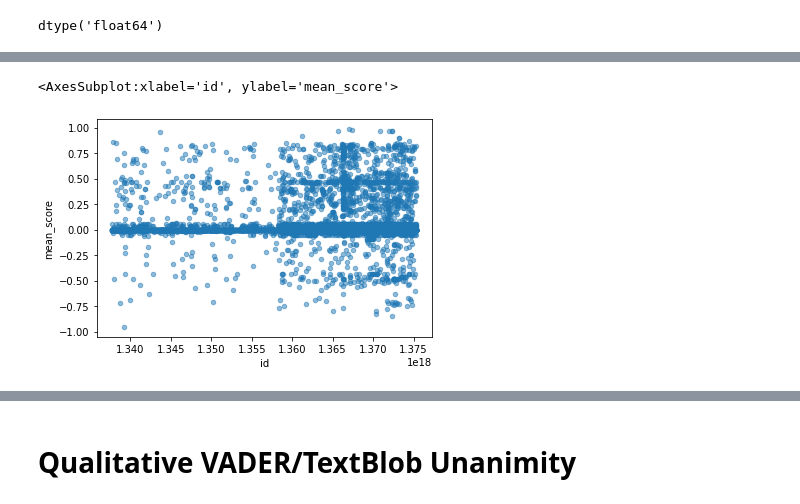
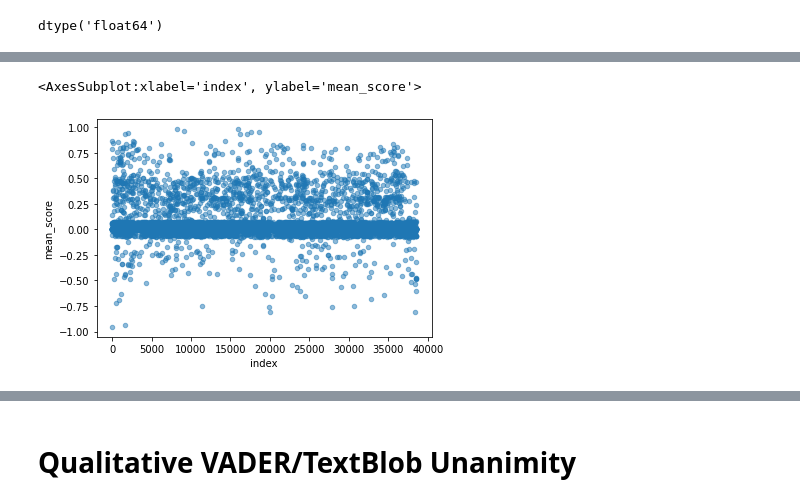
Before and after one commit to BiBa-01/Capstone_Covid, a Jupyter notebook: TweetsEDAquant.ipynb, the cells around one changed output, grey strips where cells are left out. Cells and saved outputs as stored; diff of their text form; code cells hidden in the pictures.

```diff
--- a/TweetsEDAquant.ipynb
+++ b/TweetsEDAquant.ipynb
@@ -130,6 +145,6 @@ def CleanTweet(x):
 # %%
 #remove twitter handlers
-df_tweety.text = df_tweety.text.apply(lambda x:re.sub('@[^\s]+','',x))
+df_tweety.text = df_tweety.text.apply(lambda x:re.sub('@[^\s]+','',str(x)))
 
 #remove hashtags
 df_tweety.text = df_tweety.text.apply(lambda x:re.sub(r'\B#\S+','',x))
@@ -177,8 +192,8 @@ df_tweety.text = df_tweety.text.apply(lambda x:' '.join([word for word in x.spli
 #df_tweety.text = df_tweety.text.apply(lambda x: ' '.join([stemmer.stem(word) for word in x.split() ]))
 # %%
 # lemmazation
-lemmatizer = WordNetLemmatizer()
-df_tweety.text = df_tweety.text.apply(lambda x: ' '.join([lemmatizer.lemmatize(word) for word in x.split() ]))
+#lemmatizer = WordNetLemmatizer()
+#df_tweety.text = df_tweety.text.apply(lambda x: ' '.join([lemmatizer.lemmatize(word) for word in x.split() ]))
 # %% [markdown]
 Try to turn abbreviations into regular strings
 # %% [markdown]
@@ -275,7 +286,7 @@ df_tweety
 ## Create new frame with maximum value for allowed sentiment deviation between the measures
 # %%
 #find sentiment scores with high agreement
-df_unanim = df_tweety[(df_tweety['vader_quant']-df_tweety['blob_quant'] <= 0.1) & (df_tweety['vader_quant']-df_tweety['blob_quant'] >= -0.1)]
+df_unanim = df_tweety[abs(df_tweety['vader_quant']-df_tweety['blob_quant']) <= 0.15].reset_index(drop=True)
 # %%
 df_unanim.shape
 # %% [output]
@@ -289,2 +312,2 @@ dtype('float64')
 # %%
-df_unanim['mean_score'] = (df_tweety['vader_quant'] + df_tweety['blob_quant'])/2
+df_unanim['mean_score'] = (df_unanim['vader_quant'] + df_unanim['blob_quant'])/2
@@ -333,5 +365,5 @@ df_unanim
 # %%
-df_unanim.plot.scatter(x='id', y='mean_score', alpha=0.5)
+df_unanim.plot.scatter(x=0, y='mean_score', alpha=0.5)
 # %% [output]
-<AxesSubplot:xlabel='id', ylabel='mean_score'>
+<AxesSubplot:xlabel='index', ylabel='mean_score'>
-[figure, old version]
+[figure, new version]
```
Also changed, not shown: parts of 32 cells of this notebook, 2 other files.
